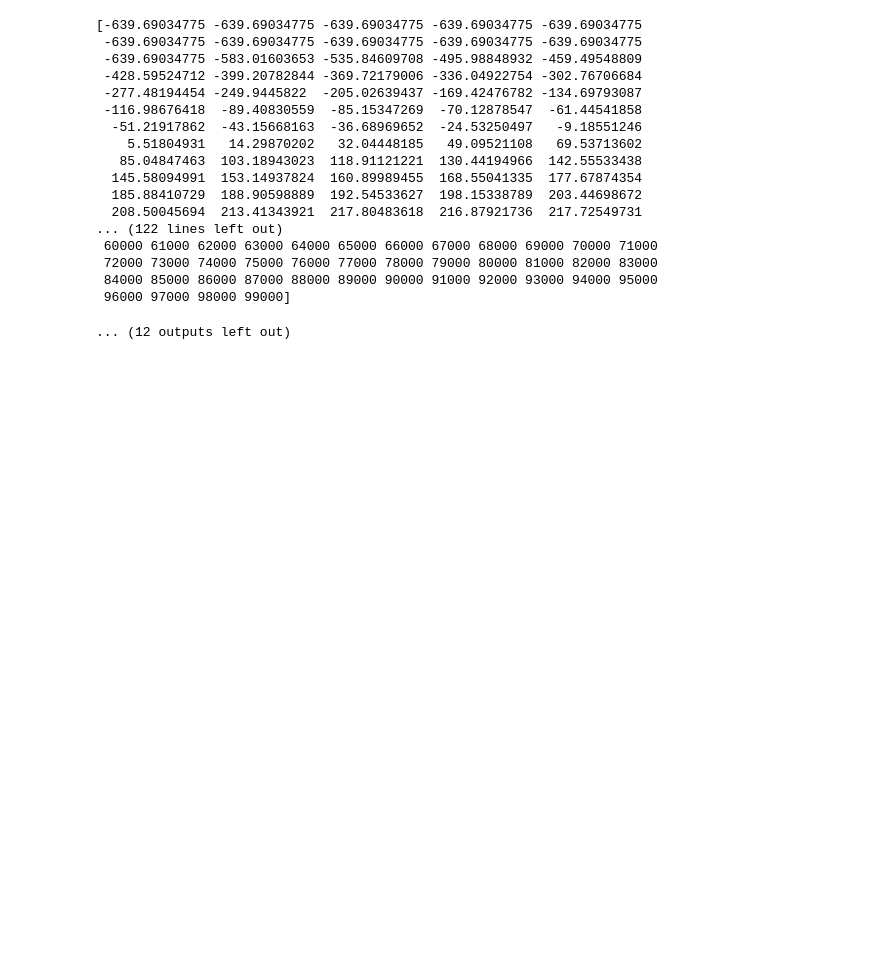
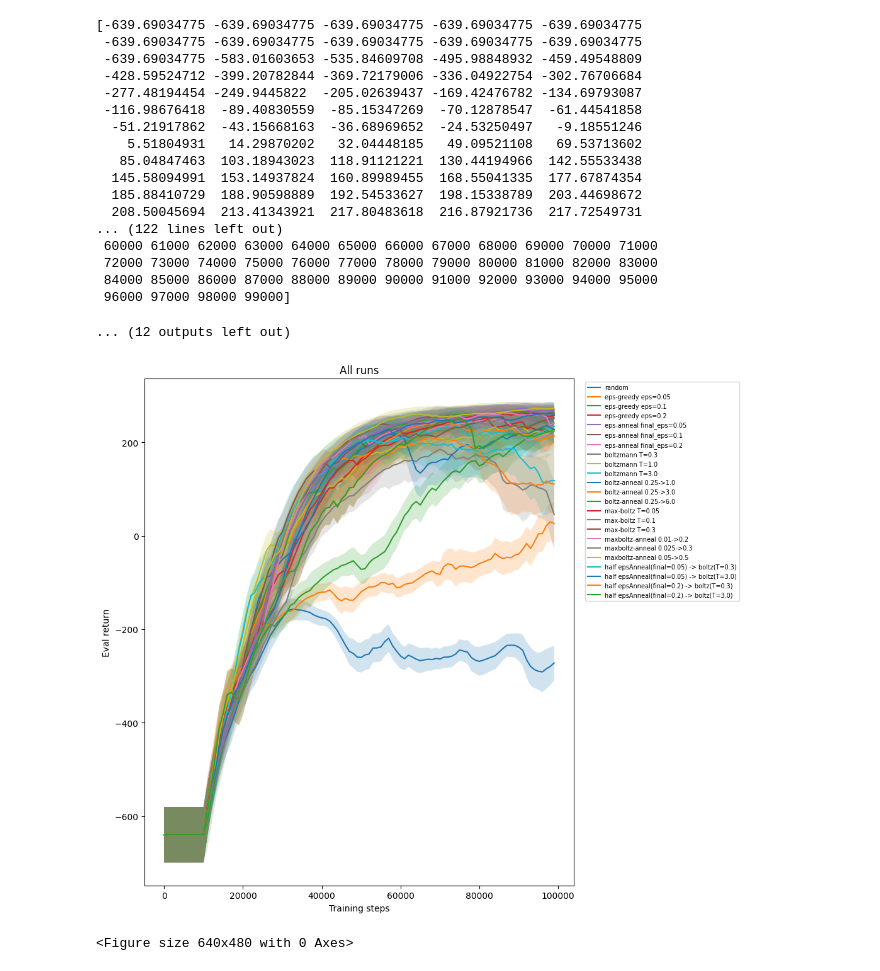
Before and after one commit to piotrbar250/DNN-MIMUW-2025, a Jupyter notebook: RL/hw_4_dqn_exploration_student.ipynb, the cells around one changed output. Saved outputs shown, nothing was run; the diff lists cells and outputs as text; code cells hidden in the pictures; blank space fills up the shorter version.

```diff
--- a/RL/hw_4_dqn_exploration_student.ipynb
+++ b/RL/hw_4_dqn_exploration_student.ipynb
@@ -951,0 +1046,7 @@ Training step: 5000
+# %%
+runs = list_runs("checkpoints")
+all_dirs = [r["dir"] for r in runs]
+plot_runs(all_dirs, eval_freq=args.eval_freq, title="All runs", legend_fontsize=7)
+# %% [output]
+[figure, added]
+<Figure size 640x480 with 0 Axes>
```
Also changed, not shown: parts of 1 cell of this notebook.
